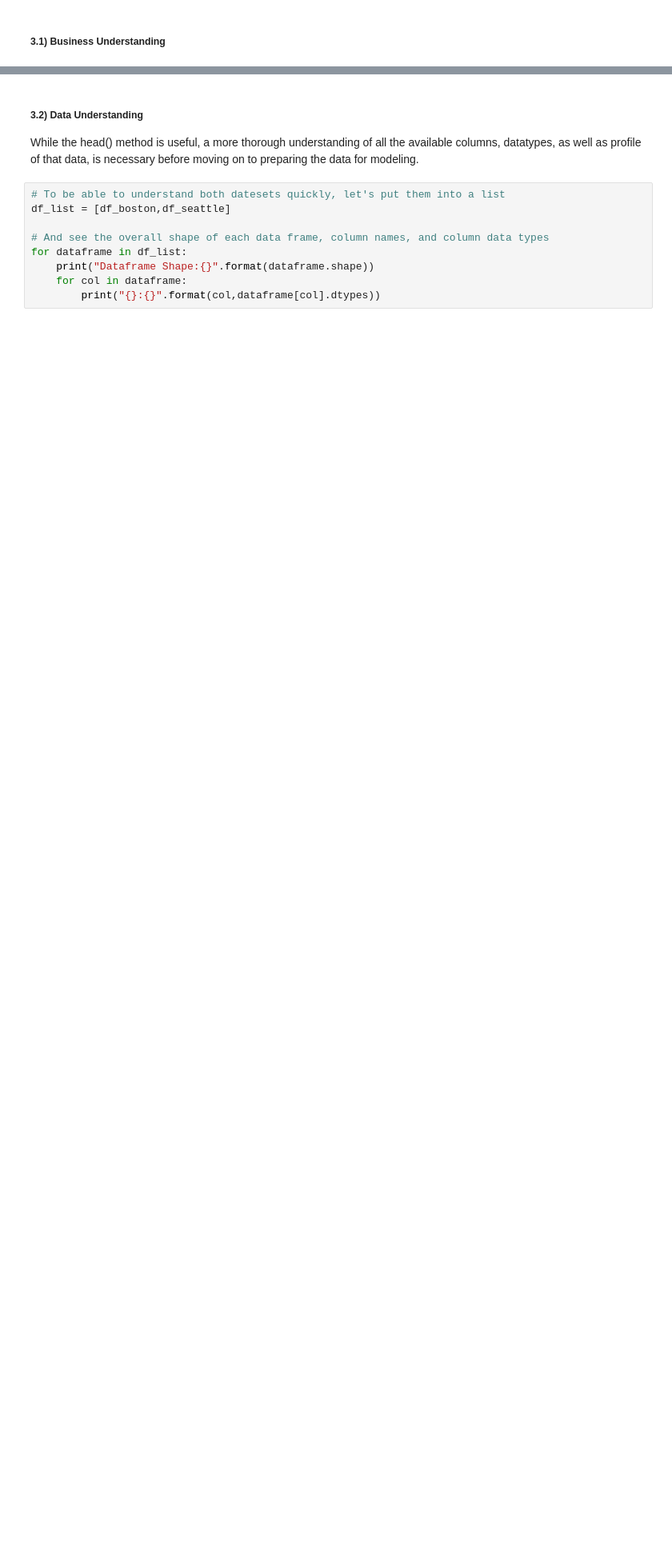
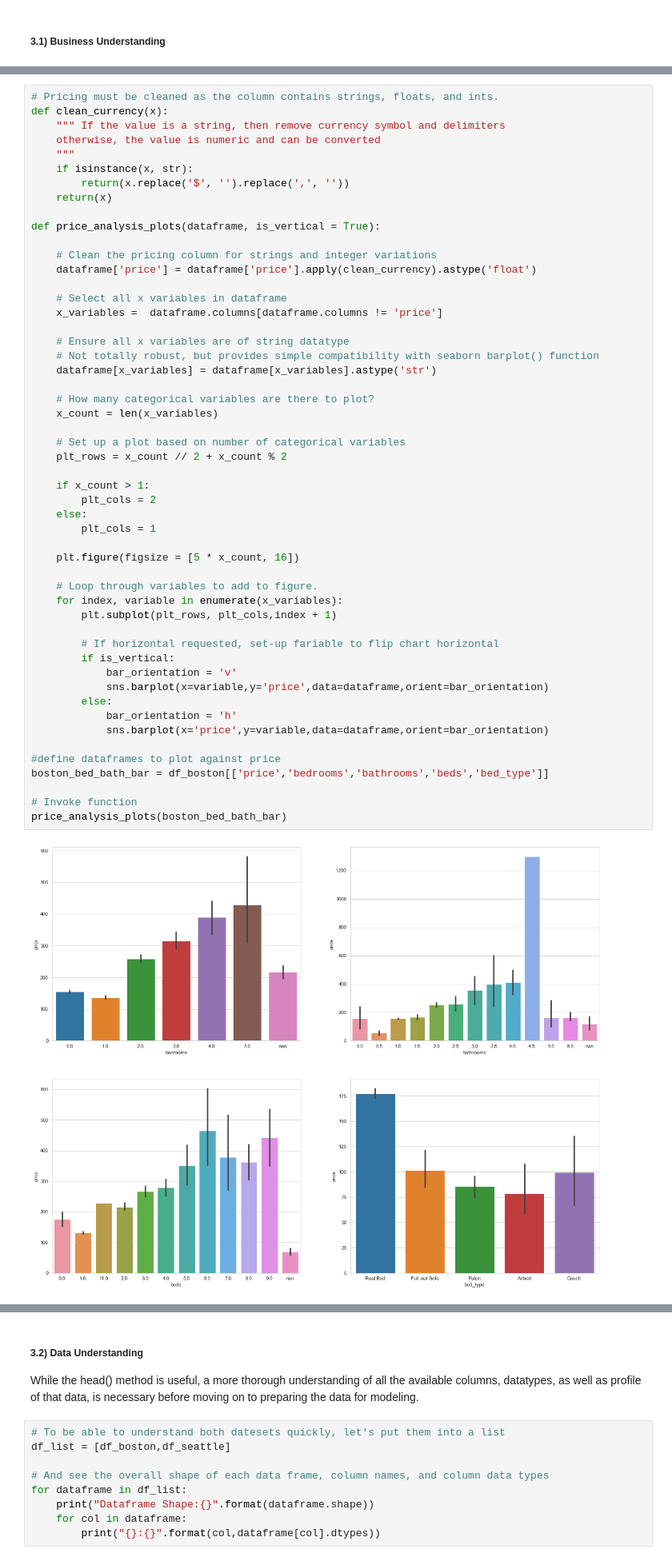
Before and after one commit to DavidHerrAZ/Data-Science-Writing, a Jupyter notebook: Data-Science-Writing.ipynb, the cells around one changed output, grey strips where cells are left out. Shown at 80% size. Saved outputs shown, nothing was run; the diff lists cells and outputs as text; blank space fills up the shorter version.

Commit message:
Refactor bar charts to price analysis function.

```diff
--- a/Data-Science-Writing.ipynb
+++ b/Data-Science-Writing.ipynb
@@ -136,0 +93,54 @@ sns.barplot(x='price',y='neighbourhood_cleansed',data=neighborhood_bar,orient='h
+# %%
+# Pricing must be cleaned as the column contains strings, floats, and ints.
+def clean_currency(x):
+    """ If the value is a string, then remove currency symbol and delimiters
+    otherwise, the value is numeric and can be converted
+    """
+    if isinstance(x, str):
+        return(x.replace('$', '').replace(',', ''))
+    return(x)
+
+def price_analysis_plots(dataframe, is_vertical = True):
+
+    # Clean the pricing column for strings and integer variations
+    dataframe['price'] = dataframe['price'].apply(clean_currency).astype('float')
+
+    # Select all x variables in dataframe
+    x_variables =  dataframe.columns[dataframe.columns != 'price']
+
+    # Ensure all x variables are of string datatype
+    # Not totally robust, but provides simple compatibility with seaborn barplot() function
+    dataframe[x_variables] = dataframe[x_variables].astype('str')
+
+    # How many categorical variables are there to plot?
+    x_count = len(x_variables)
+
+    # Set up a plot based on number of categorical variables
+    plt_rows = x_count // 2 + x_count % 2
+
+    if x_count > 1:
+        plt_cols = 2
+    else:
+        plt_cols = 1
+
+    plt.figure(figsize = [5 * x_count, 16])
+
+    # Loop through variables to add to figure.
+    for index, variable in enumerate(x_variables):
+        plt.subplot(plt_rows, plt_cols,index + 1)
+
+        # If horizontal requested, set-up fariable to flip chart horizontal
+        if is_vertical:
+            bar_orientation = 'v'
+            sns.barplot(x=variable,y='price',data=dataframe,orient=bar_orientation)
+        else:
+            bar_orientation = 'h'
+            sns.barplot(x='price',y=variable,data=dataframe,orient=bar_orientation)
+
+#define dataframes to plot against price
+boston_bed_bath_bar = df_boston[['price','bedrooms','bathrooms','beds','bed_type']]
+
+# Invoke function
+price_analysis_plots(boston_bed_bath_bar)
+# %% [output]
+[figure, added]
```
Also changed, not shown: parts of 5 cells of this notebook.
